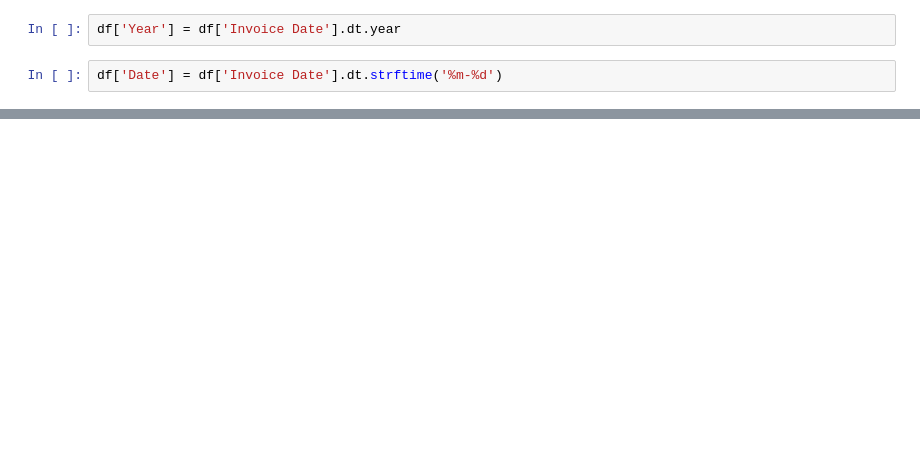
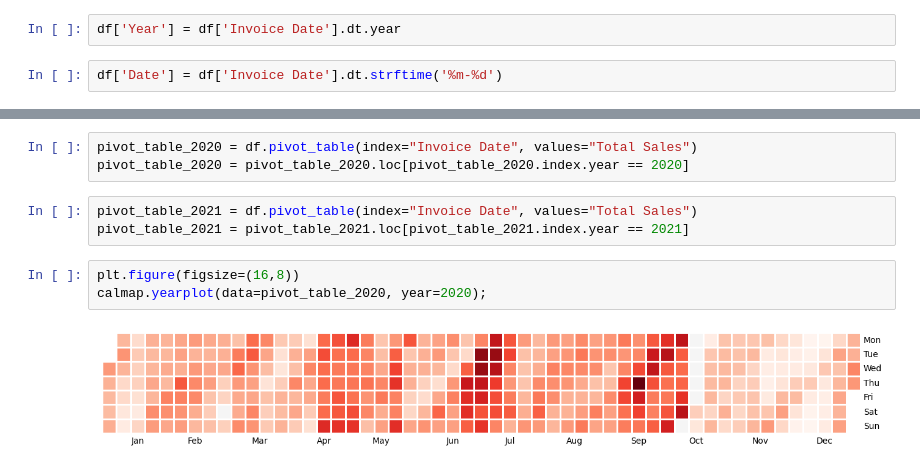
Before and after one commit to jamiecsl/Adidas_Sales_Data, a Jupyter notebook: Adidas_US_Sale_project/Adidas_Sales_data.ipynb, the cells around one changed output, grey strips where cells are left out. Saved outputs shown, nothing was run; the diff lists cells and outputs as text; blank space fills up the shorter version.

```diff
--- a/Adidas_US_Sale_project/Adidas_Sales_data.ipynb
+++ b/Adidas_US_Sale_project/Adidas_Sales_data.ipynb
@@ -62,0 +71,11 @@ plt.show()
+# %%
+pivot_table_2020 = df.pivot_table(index="Invoice Date", values="Total Sales")
+pivot_table_2020 = pivot_table_2020.loc[pivot_table_2020.index.year == 2020]
+# %%
+pivot_table_2021 = df.pivot_table(index="Invoice Date", values="Total Sales")
+pivot_table_2021 = pivot_table_2021.loc[pivot_table_2021.index.year == 2021]
+# %%
+plt.figure(figsize=(16,8))
+calmap.yearplot(data=pivot_table_2020, year=2020);
+# %% [output]
+[figure, added]
```
Also changed, not shown: parts of 14 cells of this notebook.
